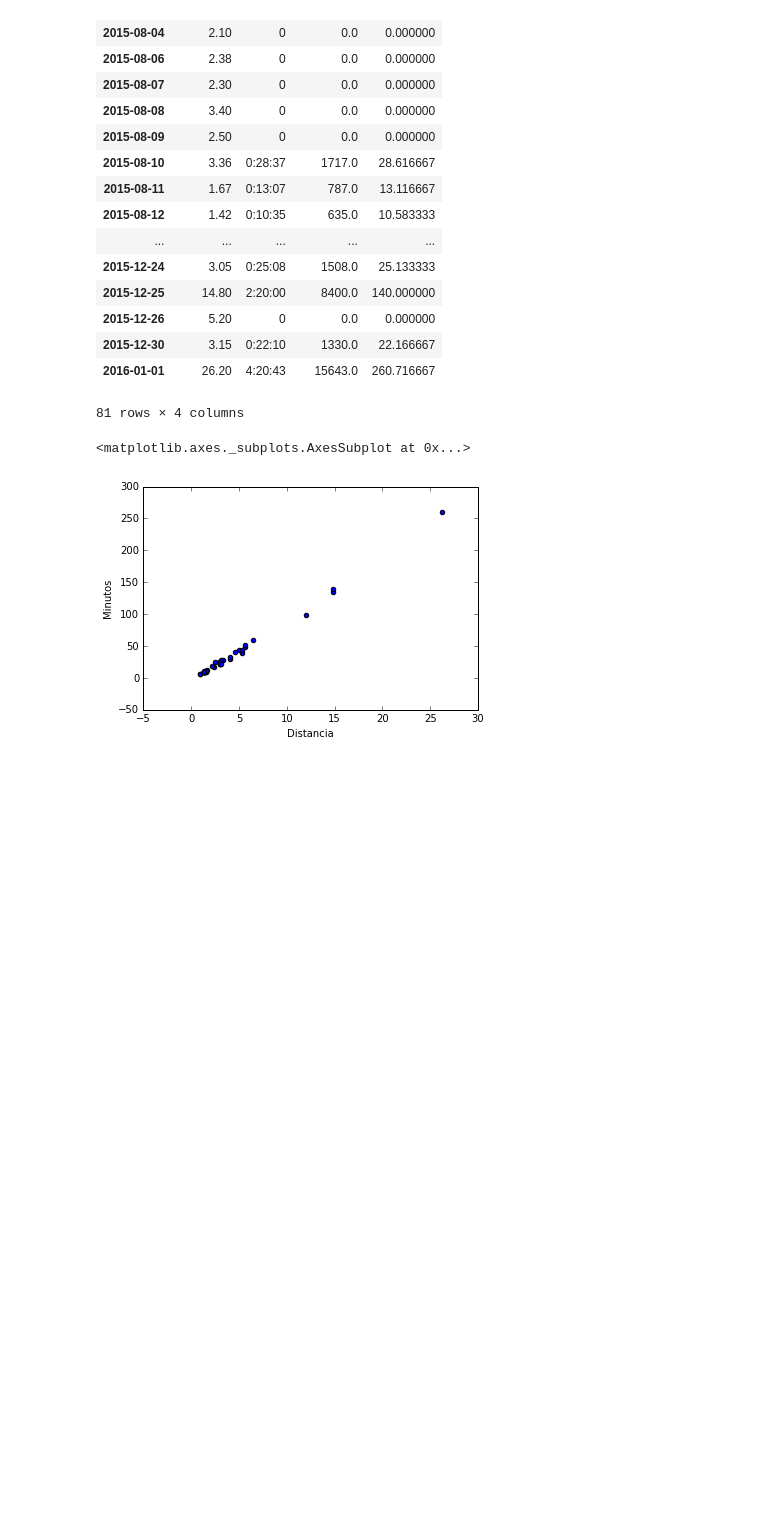
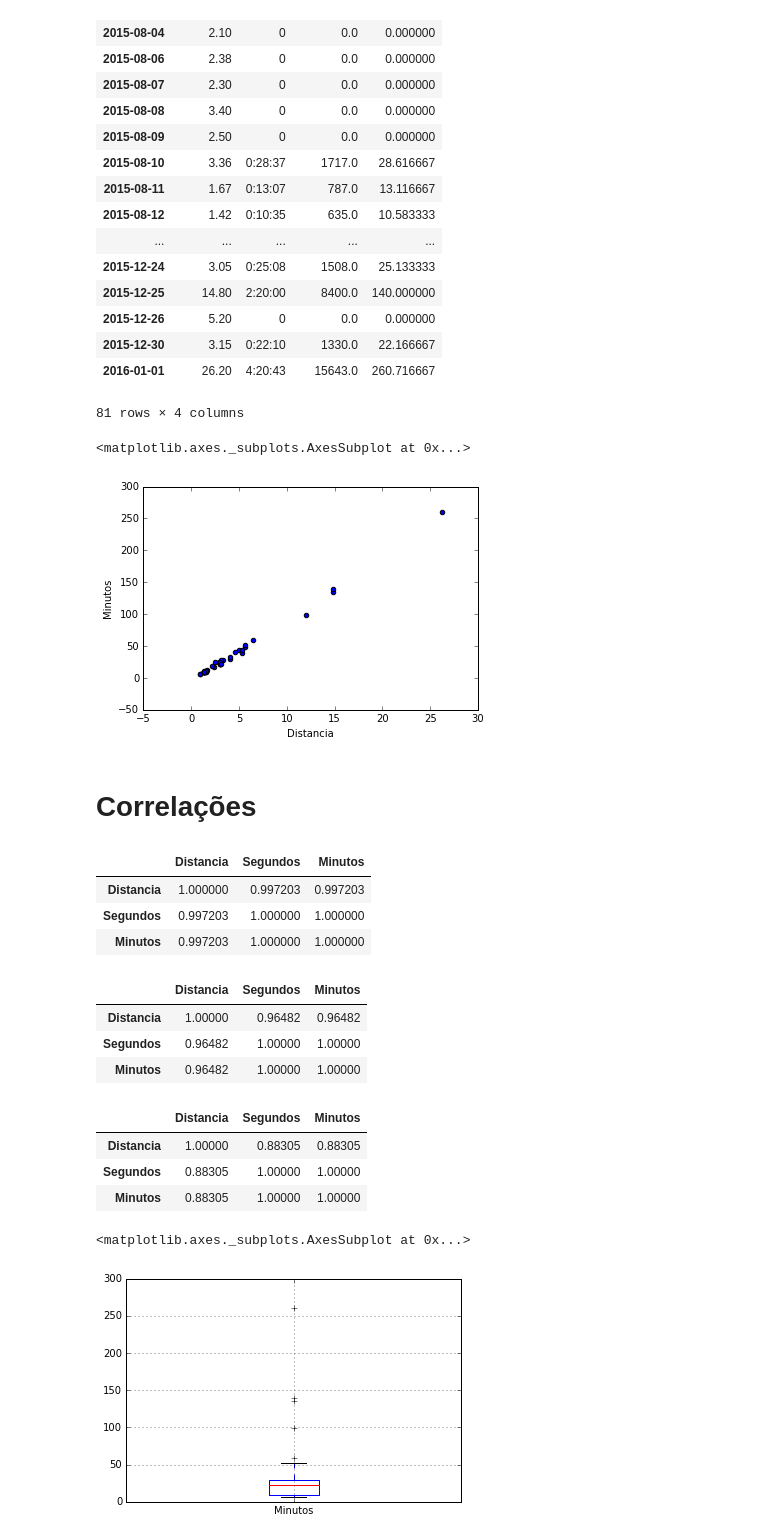
Before and after one commit to rromanini/CursoSpark, a Jupyter notebook: AnaliseExploratoria.ipynb, the cells around one changed output. Drawn from its saved outputs; the diff is of its cells as text; code cells hidden in the pictures; blank space fills up the shorter version.

```diff
--- a/AnaliseExploratoria.ipynb
+++ b/AnaliseExploratoria.ipynb
@@ -279,3 +279,31 @@ df.plot(x="Distancia",y="Minutos",kind="scatter")
 # %% [output]
 <matplotlib.axes._subplots.AxesSubplot at 0x...>
 [figure]
+# %% [markdown]
+# Correlações
+# %%
+df.corr()
+# %% [output]
+|  | Distancia | Segundos | Minutos |
+| Distancia | 1.000000 | 0.997203 | 0.997203 |
+| Segundos | 0.997203 | 1.000000 | 1.000000 |
+| Minutos | 0.997203 | 1.000000 | 1.000000 |
+# %%
+df.corr(method="spearman")
+# %% [output]
+|  | Distancia | Segundos | Minutos |
+| Distancia | 1.00000 | 0.96482 | 0.96482 |
+| Segundos | 0.96482 | 1.00000 | 1.00000 |
+| Minutos | 0.96482 | 1.00000 | 1.00000 |
+# %%
+df.corr(method="kendall")
+# %% [output]
+|  | Distancia | Segundos | Minutos |
+| Distancia | 1.00000 | 0.88305 | 0.88305 |
+| Segundos | 0.88305 | 1.00000 | 1.00000 |
+| Minutos | 0.88305 | 1.00000 | 1.00000 |
+# %%
+df.boxplot("Minutos",return_type="axes")
+# %% [output]
+<matplotlib.axes._subplots.AxesSubplot at 0x...>
+[figure, added]
```
Also changed, not shown: parts of 5 cells of this notebook.
